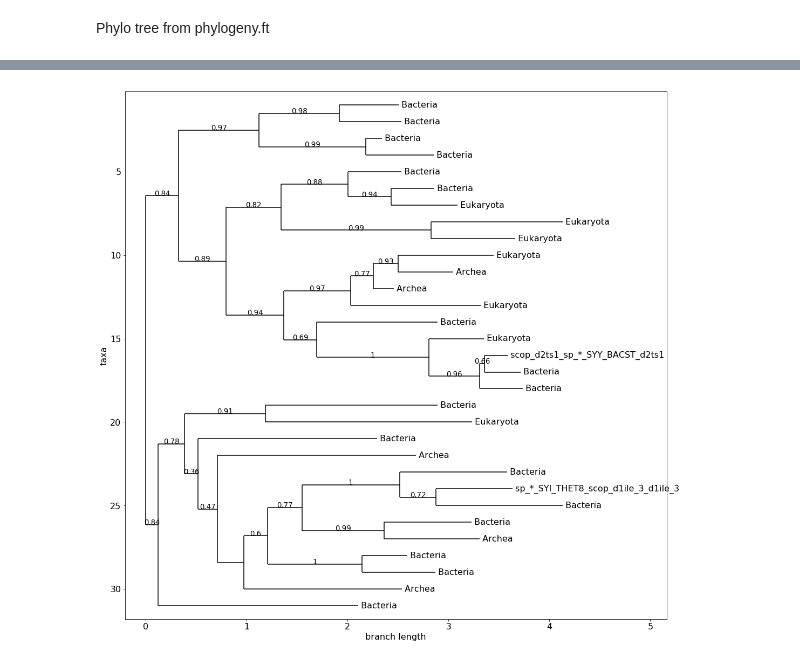
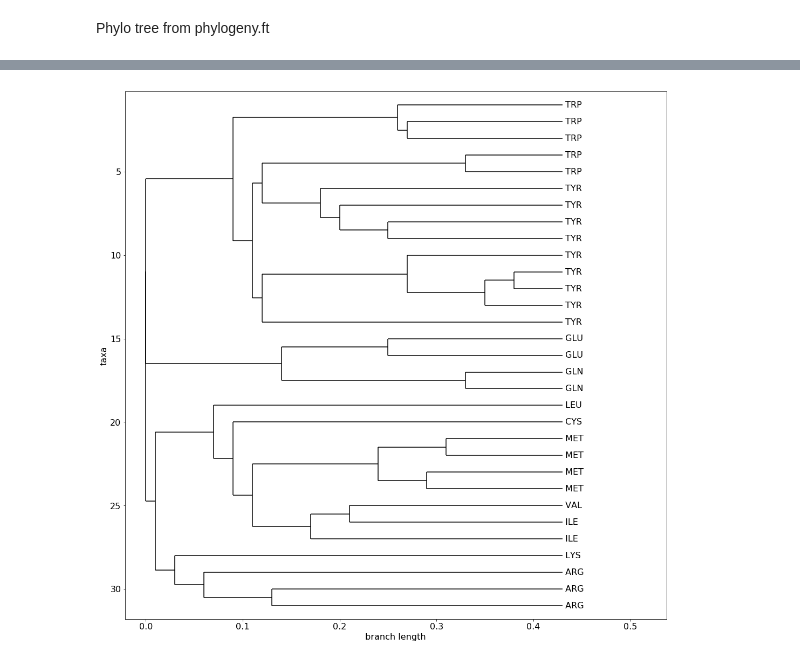
Before and after one commit to artemkondyukov/bioinf_workshop, a Jupyter notebook: notebooks/Task #5.ipynb, the cells around one changed output, grey strips where cells are left out. Cells and saved outputs as stored; diff of their text form; code cells hidden in the pictures.

```diff
--- a/notebooks/Task #5.ipynb
+++ b/notebooks/Task #5.ipynb
@@ -86,7 +106,7 @@ for line in lines[1:]:
 # %% [markdown]
 Phylo tree from phylogeny.ft
 # %%
-phylo_str = """((((scop_d1j09a2_sp_*_SYE_THET8_d1j09a2:0.5846,scop_d2o5ra2_d2o5ra2:0.6136)
+phylo_str_ = """((((scop_d1j09a2_sp_*_SYE_THET8_d1j09a2:0.5846,scop_d2o5ra2_d2o5ra2:0.6136)
 0.98:0.796,(scop_d2hz7a2_firstres_43_d2hz7a2:0.1577,
 scop_d1gtra2_sp_*_SYQ_ECOLI_firstres_8_d1gtra2:0.6727)0.99:1.057)0.97:0.7974,
 (((scop_d1yi8a2_sp_*_SYW2_DEIRA_firstres_21_d1yi8a2:0.532,
@@ -99,14 +119,14 @@ scop_d2cyba2_sp_*_SYY_ARCFU_firstres_2_d2cyba2:0.2039)0.77:0.2252,
 scop_d2j5ba2_d2j5ba2:1.288)0.97:0.6623,
 (scop_d1h3fa1_sp_*_SYY_THET2_firstres_5_d1h3fa1:1.197,
 (scop_d2pida2_firstres_37_d2pida2:0.5452,
-((scop_d2ts1_sp_*_SYY_BACST_d2ts1:0.2291,scop_d1jila_firstres_2_d1jila:0.3573)
+((scop_d2ts1___sp_*_SYY_BACST_d2ts1__:0.2291,scop_d1jila_firstres_2_d1jila:0.3573)
 0.66:0.04944,scop_d2yxna2_d2yxna2:0.4254)0.96:0.5017)1:1.111)0.69:0.3293)
 0.94:0.5694)0.89:0.4698)0.84:0.3268,(((scop_d1iq0a2_firstres_97_d1iq0a2:1.704,
 scop_d1f7ua2_firstres_136_d1f7ua2:2.046)0.91:0.8023,
 (scop_d1li5a2_sp_*_SYC_ECOLI_d1li5a2:1.776,
 (scop_d1irxa2_sp_*_SYK_PYRHO_firstres_3_d1irxa2:1.967,
 ((((scop_d1ivsa4_sp_*_SYV_THETH_d1ivsa4:1.064,
-(sp_*_SYI_THET8_scop_d1ile_3_d1ile_3:0.7586,
+(scop_d1ile_3_sp_*_SYI_THET8_scop_d1ile_3_d1ile_3:0.7586,
 scop_d1ffya3_sp_*_SYI1_STAAU_d1ffya3:1.254)0.72:0.3604)1:0.9691,
 (scop_d1pfva2_sp_*_SYM_ECOLI_firstres_4_d1pfva2:0.8667,
 scop_d1rqga2_sp_*_SYM_PYRAB_d1rqga2:0.9502)0.99:0.8137)0.77:0.3422,
@@ -117,6 +160,8 @@ scop_d1rqga2_sp_*_SYM_PYRAB_d1rqga2:0.9502)0.99:0.8137)0.77:0.3422,
 # %%
+phylo_str = copy(phylo_str_)
+
 for s in substr_dict:
-    phylo_str = phylo_str.replace(s, info_dict[substr_dict[s]]["domain"])
+    phylo_str = phylo_str.replace(s, info_dict[substr_dict[s]]["residue"])
 
 with open("../data/week5/phylo_newick", "w") as f:
     f.write(phylo_str)
@@ -135,0 +181,20 @@ Phylo.draw(next(trees), axes=ax)
+# %%
+with open("../data/week5/structural_alignment", "r") as f:
+    str_alg_str = "".join(f.readlines())
+
+for s in substr_dict.values():
+    str_alg_str = str_alg_str.replace(s, info_dict[s]["domain"])
+
+with open("../data/week5/structural_alignment_domain", "w") as f:
+    f.write(str_alg_str)
+
+from Bio import Phylo
+from matplotlib import pyplot as plt
+import matplotlib as mpl
+mpl.rcParams["font.size"] = 16
+
+trees = Phylo.parse('../data/week5/structural_alignment_domain', 'newick')
+
+fig = plt.figure(figsize=(18, 18))
+ax = fig.add_subplot(1, 1, 1)
+Phylo.draw(next(trees), axes=ax)
@@ -136,19 +203,22 @@ Phylo.draw(next(trees), axes=ax)
 # %%
-for s in substr_dict:
-    phylo_str = phylo_str.replace(s, info_dict[substr_dict[s]]["residue"])
+with open("../data/week5/structural_alignment", "r") as f:
+    str_alg_str = "".join(f.readlines())
 
-with open("../data/week5/phylo_newick", "w") as f:
-    f.write(phylo_str)
+for s in substr_dict.values():
+    str_alg_str = str_alg_str.replace(s, info_dict[s]["residue"])
+
+with open("../data/week5/structural_alignment_res", "w") as f:
+    f.write(str_alg_str)
 
 from Bio import Phylo
 from matplotlib import pyplot as plt
 import matplotlib as mpl
 mpl.rcParams["font.size"] = 16
 
-trees = Phylo.parse('../data/week5/phylo_newick', 'newick')
+trees = Phylo.parse('../data/week5/structural_alignment_res', 'newick')
 
 fig = plt.figure(figsize=(18, 18))
 ax = fig.add_subplot(1, 1, 1)
 Phylo.draw(next(trees), axes=ax)
 # %% [output]
-[figure, old version]
+[figure, new version]
```
Also changed, not shown: parts of 5 cells of this notebook.
